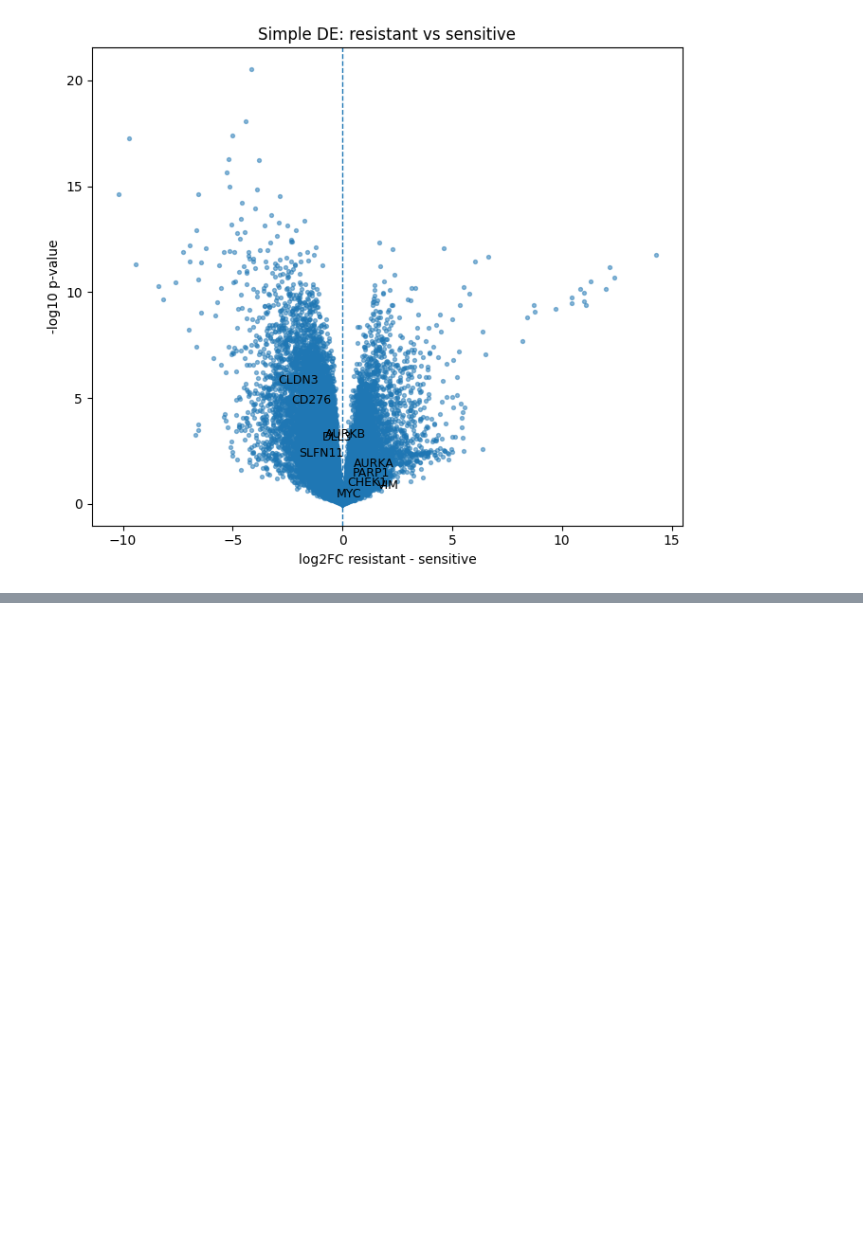
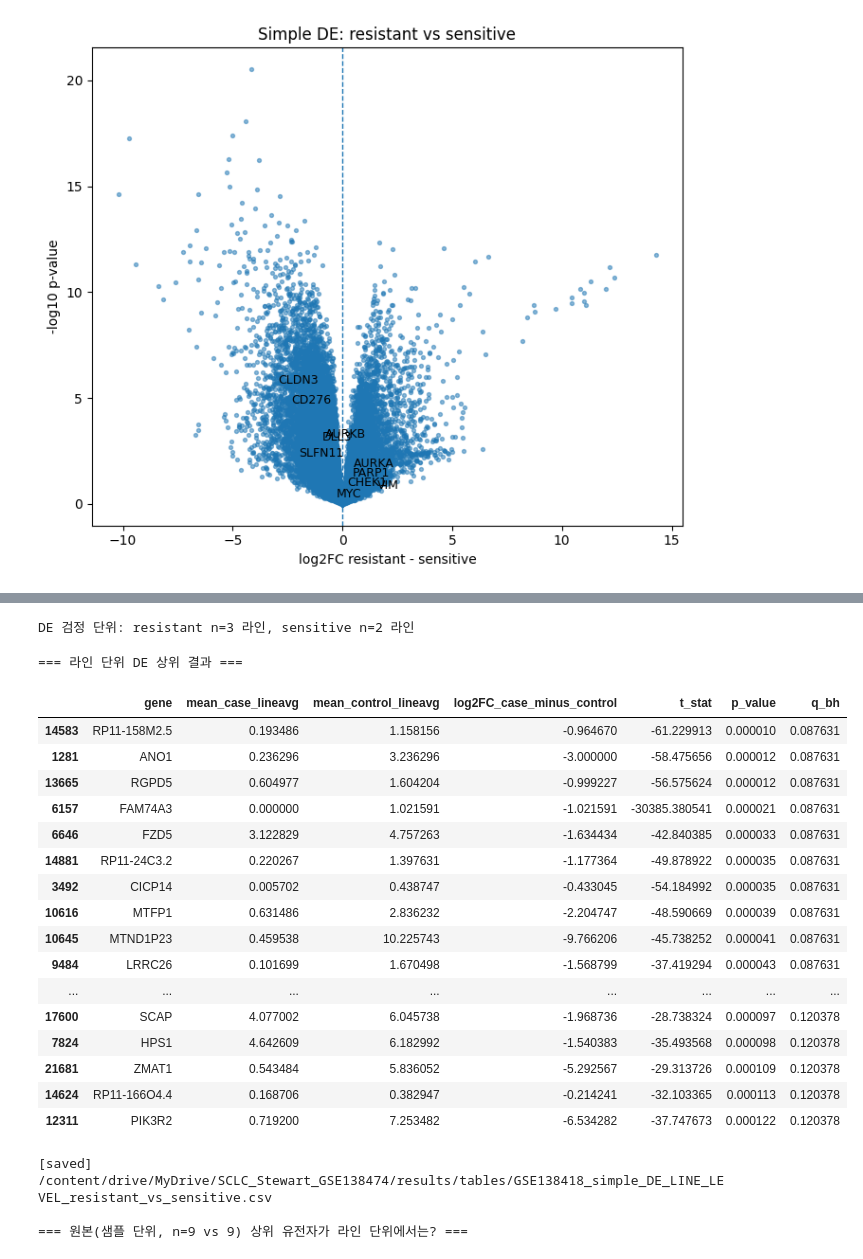
Before and after one commit to JIUCHOI/zuzuggongzu, a Jupyter notebook: Stewart_SCLC_public_RNA_seq_reanalysis.ipynb, the cells around one changed output, grey strips where cells are left out. Saved outputs shown, nothing was run; the diff lists cells and outputs as text; code cells hidden in the pictures; blank space fills up the shorter version.

```diff
--- a/Stewart_SCLC_public_RNA_seq_reanalysis.ipynb
+++ b/Stewart_SCLC_public_RNA_seq_reanalysis.ipynb
@@ -914,0 +1080,72 @@ plt.show()
+# %%
+# =========================
+# Step A16-fix. DE 분석 - 라인 단위 pseudobulk
+# =========================
+def simple_de_by_line(expr_log, meta, line_col="line", group_col="response_clean",
+                        case="resistant", control="sensitive"):
+    line_expr = expr_log.T.join(meta[[line_col, group_col]]).groupby(line_col).mean(numeric_only=True).T
+    line_group = meta.drop_duplicates(line_col).set_index(line_col)[group_col]
+
+    case_lines = line_group.index[line_group == case]
+    ctrl_lines = line_group.index[line_group == control]
+
+    print(f"DE 검정 단위: {case} n={len(case_lines)} 라인, {control} n={len(ctrl_lines)} 라인")
+
+    rows = []
+    for gene in tqdm(line_expr.index):
+        x = line_expr.loc[gene, case_lines].dropna()
+        y = line_expr.loc[gene, ctrl_lines].dropna()
+
+        if len(x) < 2 or len(y) < 2:
+            continue
+
+        t, p = stats.ttest_ind(x, y, equal_var=False)
+        rows.append({
+            "gene": gene,
+            "mean_case_lineavg": x.mean(),
+            "mean_control_lineavg": y.mean(),
+            "log2FC_case_minus_control": x.mean() - y.mean(),
+            "t_stat": t,
+            "p_value": p,
+        })
+
+    de = pd.DataFrame(rows)
+    de["q_bh"] = multipletests(de["p_value"].fillna(1), method="fdr_bh")[1]
+    de = de.sort_values("p_value")
+    return de
+
+de418_line = simple_de_by_line(log_cpm, meta)
+print("\n=== 라인 단위 DE 상위 결과 ===")
+display(de418_line.head(20))
+save_table(de418_line.set_index("gene"), "GSE138418_simple_DE_LINE_LEVEL_resistant_vs_sensitive.csv")
+
+print("\n=== 원본(샘플 단위, n=9 vs 9) 상위 유전자가 라인 단위에서는? ===")
+top_sample_level_genes = de418.head(20)["gene"].tolist()
+check = de418_line.set_index("gene").reindex(top_sample_level_genes)[
+    ["log2FC_case_minus_control", "p_value", "q_bh"]
+]
+check.columns = ["log2FC_line_level", "p_line_level", "q_line_level"]
+display(check)
+# %% [output]
+DE 검정 단위: resistant n=3 라인, sensitive n=2 라인
+=== 라인 단위 DE 상위 결과 ===
+|  | gene | mean_case_lineavg | mean_control_lineavg | log2FC_case_minus_control | t_stat | p_value | q_bh |
+| 14583 | RP11-158M2.5 | 0.193486 | 1.158156 | -0.964670 | -61.229913 | 0.000010 | 0.087631 |
+| 1281 | ANO1 | 0.236296 | 3.236296 | -3.000000 | -58.475656 | 0.000012 | 0.087631 |
+| 13665 | RGPD5 | 0.604977 | 1.604204 | -0.999227 | -56.575624 | 0.000012 | 0.087631 |
+| 6157 | FAM74A3 | 0.000000 | 1.021591 | -1.021591 | -30385.380541 | 0.000021 | 0.087631 |
+| 6646 | FZD5 | 3.122829 | 4.757263 | -1.634434 | -42.840385 | 0.000033 | 0.087631 |
+| 14881 | RP11-24C3.2 | 0.220267 | 1.397631 | -1.177364 | -49.878922 | 0.000035 | 0.087631 |
+| 3492 | CICP14 | 0.005702 | 0.438747 | -0.433045 | -54.184992 | 0.000035 | 0.087631 |
+| 10616 | MTFP1 | 0.631486 | 2.836232 | -2.204747 | -48.590669 | 0.000039 | 0.087631 |
+| 10645 | MTND1P23 | 0.459538 | 10.225743 | -9.766206 | -45.738252 | 0.000041 | 0.087631 |
+| 9484 | LRRC26 | 0.101699 | 1.670498 | -1.568799 | -37.419294 | 0.000043 | 0.087631 |
+| ... | ... | ... | ... | ... | ... | ... | ... |
+| 17600 | SCAP | 4.077002 | 6.045738 | -1.968736 | -28.738324 | 0.000097 | 0.120378 |
+| 7824 | HPS1 | 4.642609 | 6.182992 | -1.540383 | -35.493568 | 0.000098 | 0.120378 |
+| 21681 | ZMAT1 | 0.543484 | 5.836052 | -5.292567 | -29.313726 | 0.000109 | 0.120378 |
+| 14624 | RP11-166O4.4 | 0.168706 | 0.382947 | -0.214241 | -32.103365 | 0.000113 | 0.120378 |
+| 12311 | PIK3R2 | 0.719200 | 7.253482 | -6.534282 | -37.747673 | 0.000122 | 0.120378 |
+[saved] /content/drive/MyDrive/SCLC_Stewart_GSE138474/results/tables/GSE138418_simple_DE_LINE_LEVEL_resistant_vs_sensitive.csv
+
+=== 원본(샘플 단위, n=9 vs 9) 상위 유전자가 라인 단위에서는? ===
```
Also changed, not shown: parts of 8 cells of this notebook.
